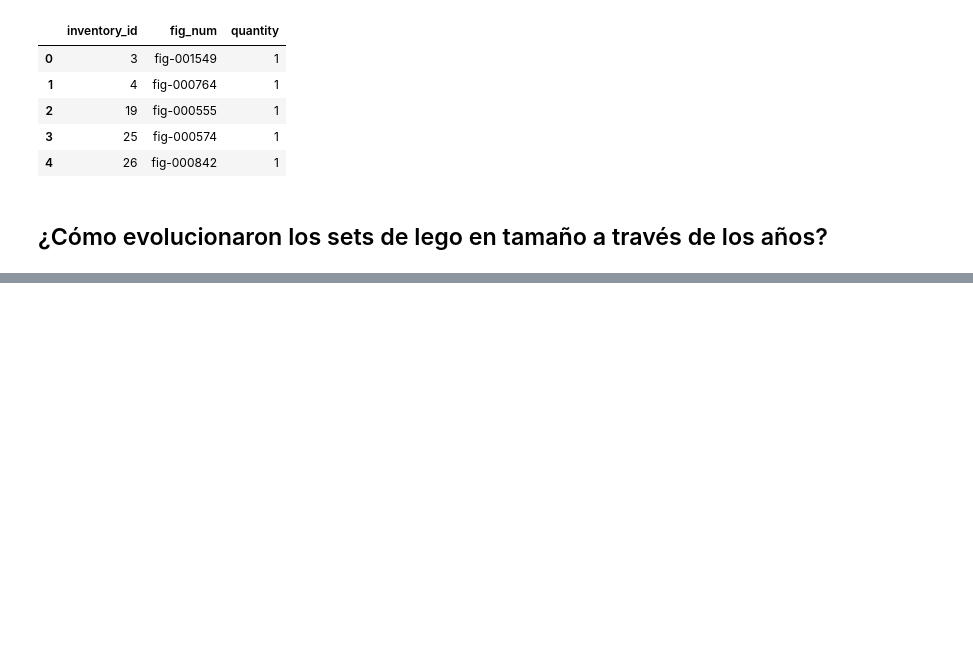
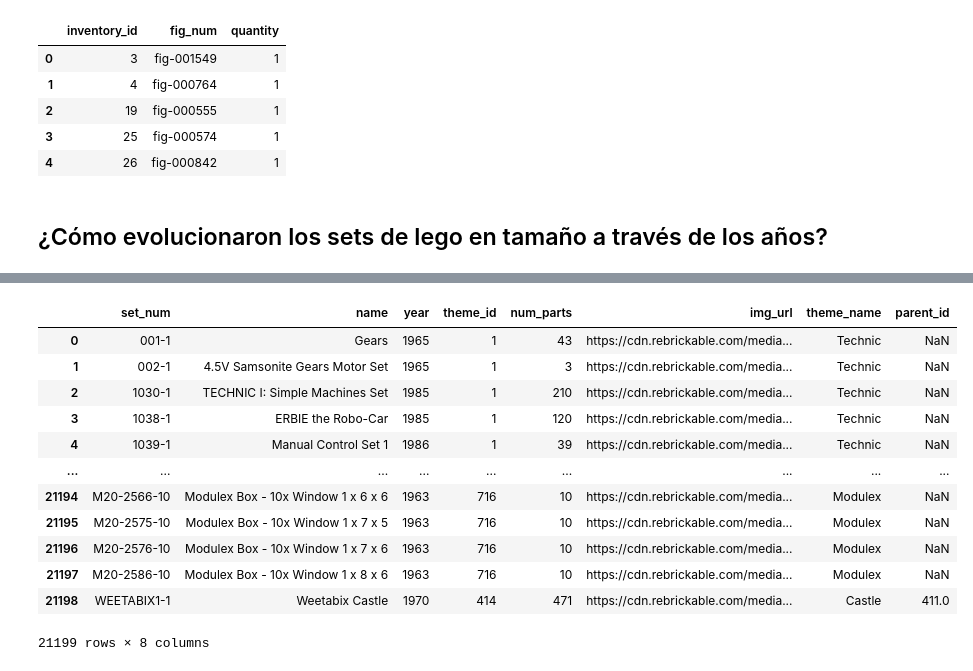
Before and after one commit to BenjaSar/AdD, a Jupyter notebook: TP_Integrador_AdD.ipynb, the cells around one changed output, grey strips where cells are left out. Drawn from its saved outputs; the diff is of its cells as text; code cells hidden in the pictures; blank space fills up the shorter version.

```diff
--- a/TP_Integrador_AdD.ipynb
+++ b/TP_Integrador_AdD.ipynb
@@ -239,0 +242,4 @@ plt.show()
+# %%
+#Change names of the columns 'id' and 'name' for 'theme_id' and 'theme_name' in the themes set
+themes.rename(columns = {'id':'theme_id', 'name':'theme_name'}, inplace = True)
+themes.head()
@@ -239,0 +253,18 @@ plt.show()
+# %%
+#Merge the datasets 'sets' with 'themes' by the column "theme_id" in the set 'sets_themes'
+sets_themes = pd.merge(sets, themes, on="theme_id")
+sets_themes
+# %% [output]
+|  | set_num | name | year | theme_id | num_parts | img_url | theme_name | parent_id |
+| 0 | 001-1 | Gears | 1965 | 1 | 43 | https://cdn.rebrickable.com/media... | Technic | NaN |
+| 1 | 002-1 | 4.5V Samsonite Gears Motor Set | 1965 | 1 | 3 | https://cdn.rebrickable.com/media... | Technic | NaN |
+| 2 | 1030-1 | TECHNIC I: Simple Machines Set | 1985 | 1 | 210 | https://cdn.rebrickable.com/media... | Technic | NaN |
+| 3 | 1038-1 | ERBIE the Robo-Car | 1985 | 1 | 120 | https://cdn.rebrickable.com/media... | Technic | NaN |
+| 4 | 1039-1 | Manual Control Set 1 | 1986 | 1 | 39 | https://cdn.rebrickable.com/media... | Technic | NaN |
+| ... | ... | ... | ... | ... | ... | ... | ... | ... |
+| 21194 | M20-2566-10 | Modulex Box - 10x Window 1 x 6 x 6 | 1963 | 716 | 10 | https://cdn.rebrickable.com/media... | Modulex | NaN |
+| 21195 | M20-2575-10 | Modulex Box - 10x Window 1 x 7 x 5 | 1963 | 716 | 10 | https://cdn.rebrickable.com/media... | Modulex | NaN |
+| 21196 | M20-2576-10 | Modulex Box - 10x Window 1 x 7 x 6 | 1963 | 716 | 10 | https://cdn.rebrickable.com/media... | Modulex | NaN |
+| 21197 | M20-2586-10 | Modulex Box - 10x Window 1 x 8 x 6 | 1963 | 716 | 10 | https://cdn.rebrickable.com/media... | Modulex | NaN |
+| 21198 | WEETABIX1-1 | Weetabix Castle | 1970 | 414 | 471 | https://cdn.rebrickable.com/media... | Castle | 411.0 |
+21199 rows × 8 columns
```
Also changed, not shown: parts of 15 cells of this notebook.
